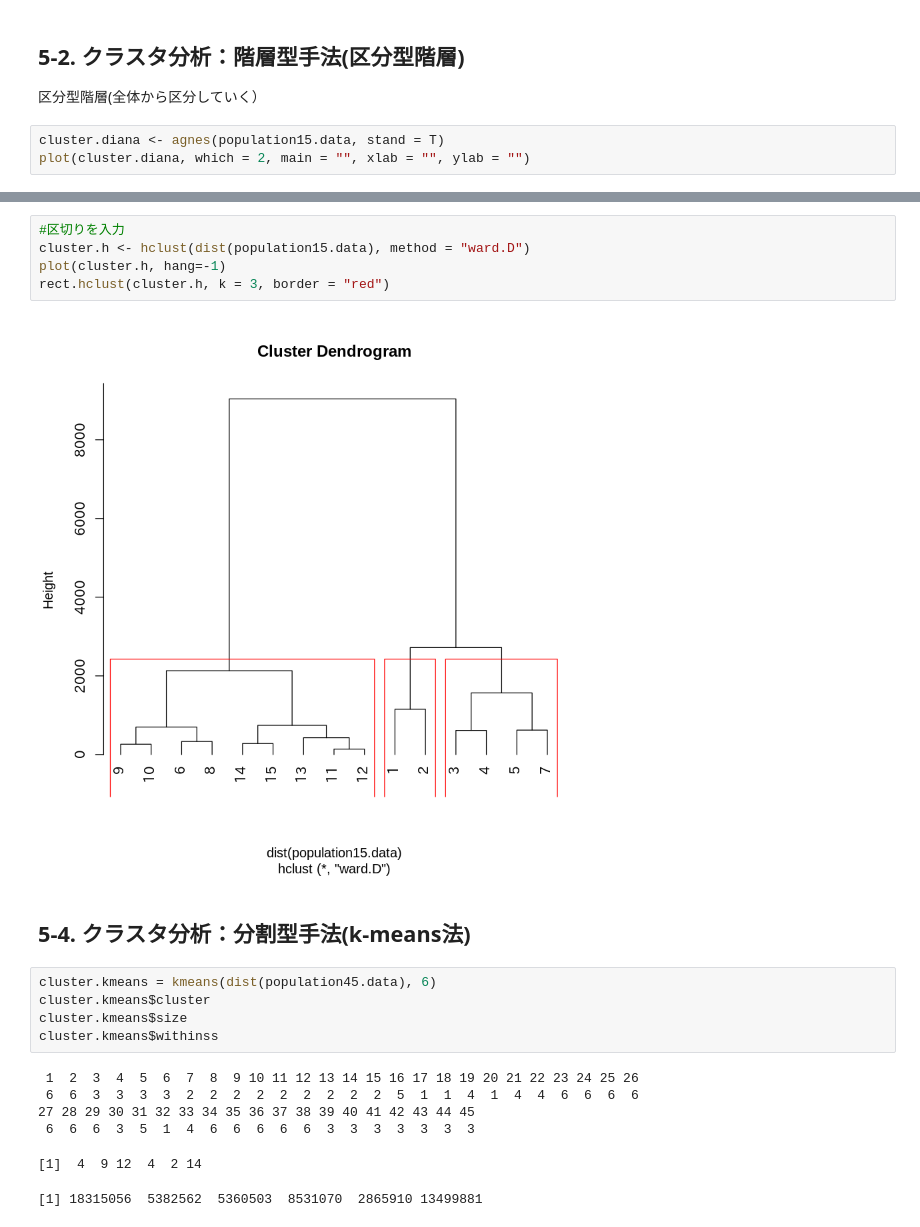
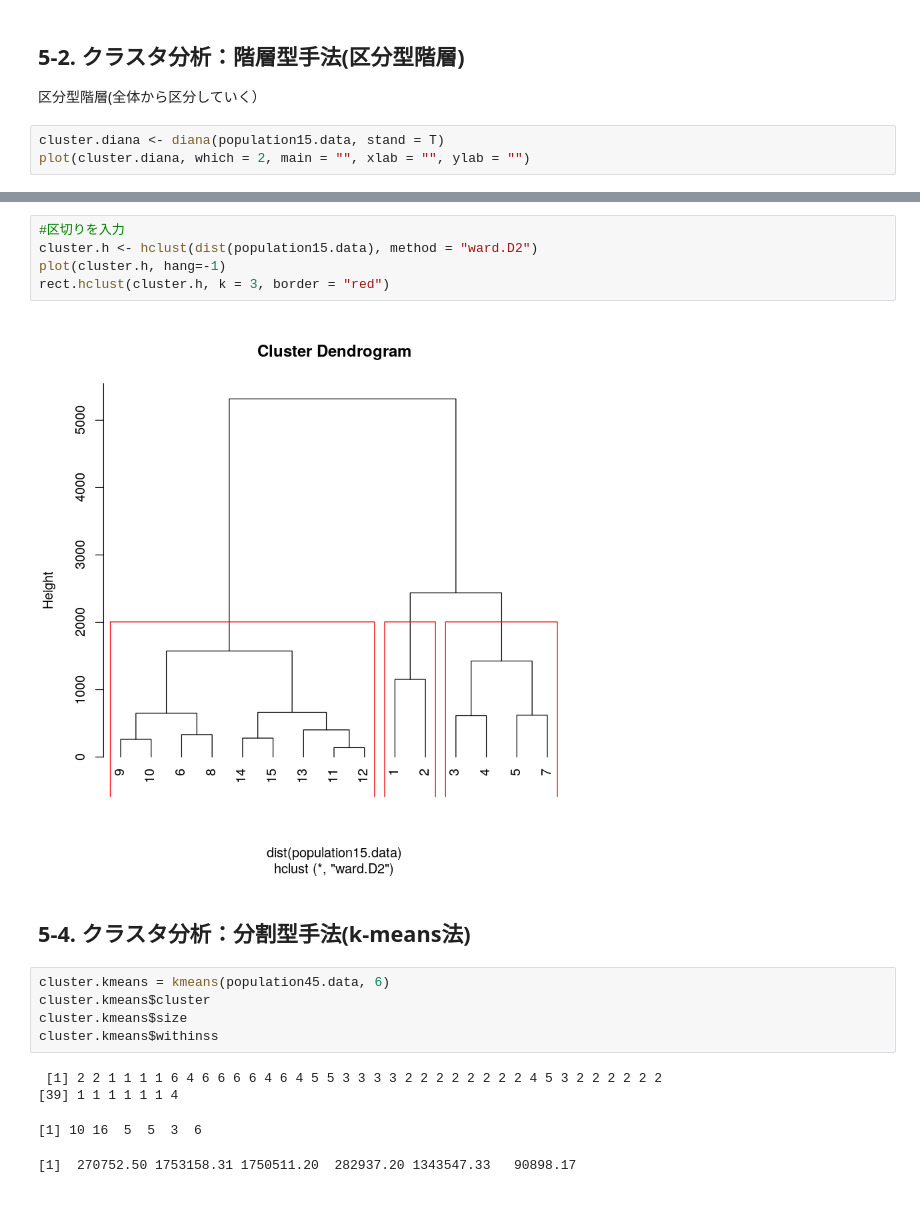
Before and after one commit to harukaohba/ist-data, a Jupyter notebook: work/shizuoka/5章_静岡市オープンデータ分析.ipynb, the cells around one changed output, grey strips where cells are left out. Saved outputs shown, nothing was run; the diff lists cells and outputs as text.

```diff
--- a/work/shizuoka/5章_静岡市オープンデータ分析.ipynb
+++ b/work/shizuoka/5章_静岡市オープンデータ分析.ipynb
@@ -80,6 +80,6 @@ plot(cluster.agnes, which = 2, main = "", xlab = "", ylab = "")
 ## 5-2. クラスタ分析：階層型手法(区分型階層)
 区分型階層(全体から区分していく）
 # %%
-cluster.diana <- agnes(population15.data, stand = T)
+cluster.diana <- diana(population15.data, stand = T)
 plot(cluster.diana, which = 2, main = "", xlab = "", ylab = "")
 # %% [output]
@@ -87,24 +87,22 @@ plot(cluster.diana, which = 2, main = "", xlab = "", ylab = "")
 # %%
 #区切りを入力
-cluster.h <- hclust(dist(population15.data), method = "ward.D")
+cluster.h <- hclust(dist(population15.data), method = "ward.D2")
 plot(cluster.h, hang=-1)
 rect.hclust(cluster.h, k = 3, border = "red")
 # %% [output]
-[figure, old version]
+[figure, new version]
 # %% [markdown]
 ## 5-4. クラスタ分析：分割型手法(k-means法)
 # %%
-cluster.kmeans = kmeans(dist(population45.data), 6)
+cluster.kmeans = kmeans(population45.data, 6)
 cluster.kmeans$cluster
 cluster.kmeans$size
 cluster.kmeans$withinss
 # %% [output]
- 1  2  3  4  5  6  7  8  9 10 11 12 13 14 15 16 17 18 19 20 21 22 23 24 25 26
- 6  6  3  3  3  3  2  2  2  2  2  2  2  2  2  5  1  1  4  1  4  4  6  6  6  6
-27 28 29 30 31 32 33 34 35 36 37 38 39 40 41 42 43 44 45
- 6  6  6  3  5  1  4  6  6  6  6  6  3  3  3  3  3  3  3
+ [1] 2 2 1 1 1 1 6 4 6 6 6 6 4 6 4 5 5 3 3 3 3 2 2 2 2 2 2 2 2 4 5 3 2 2 2 2 2 2
+[39] 1 1 1 1 1 1 4
-[1]  4  9 12  4  2 14
+[1] 10 16  5  5  3  6
-[1] 18315056  5382562  5360503  8531070  2865910 13499881
+[1]  270752.50 1753158.31 1750511.20  282937.20 1343547.33   90898.17
 # %%
 clusplot(population45.data, cluster.kmeans$cluster, color=TRUE, shade=TRUE, labels=2, lines=0)
 # %% [output]
```
Also changed, not shown: parts of 3 cells of this notebook, 6 other files.
